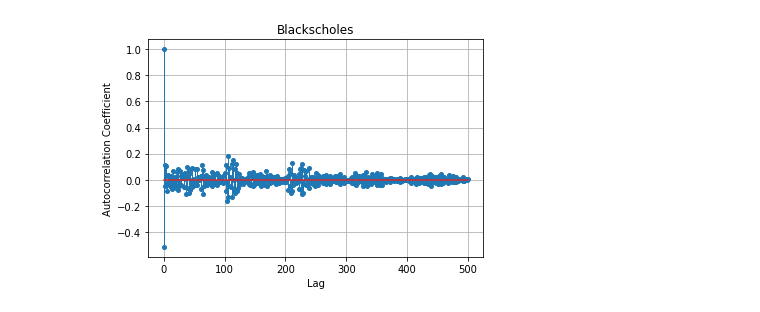
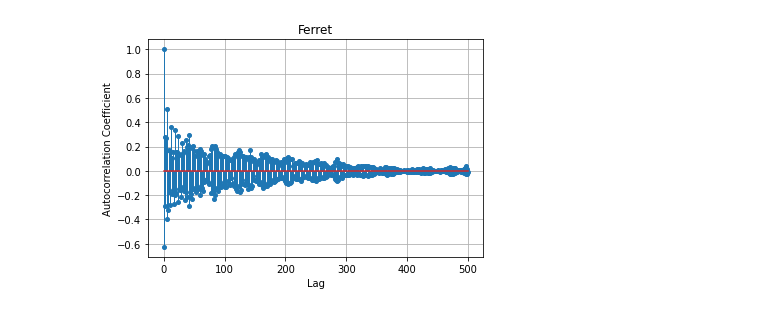
Before and after one commit to mcapuccini/dl-prefetch, a Jupyter notebook: notebooks/autocorrelation.ipynb, the cells around one changed output. Saved outputs shown, nothing was run; the diff lists cells and outputs as text; code cells hidden in the pictures.

Commit message:
all plots

```diff
--- a/notebooks/autocorrelation.ipynb
+++ b/notebooks/autocorrelation.ipynb
@@ -50,5 +36,7 @@ blackscholes = np.vstack(([0,1], np.load('/traces/blackscholes/autocorr.npy')))
-# %%
-%matplotlib inline
-plot_autocorr(blackscholes, 'Blackscholes')
-# %% [output]
-[figure, removed]
+# %%
+%matplotlib inline
+# Ferret
+ferret = np.vstack(([0,1], np.load('/traces/ferret/autocorr.npy')))
+plot_autocorr(ferret, 'Ferret')
+# %% [output]
+[figure, added]
```
Also changed, not shown: parts of 15 cells of this notebook.
